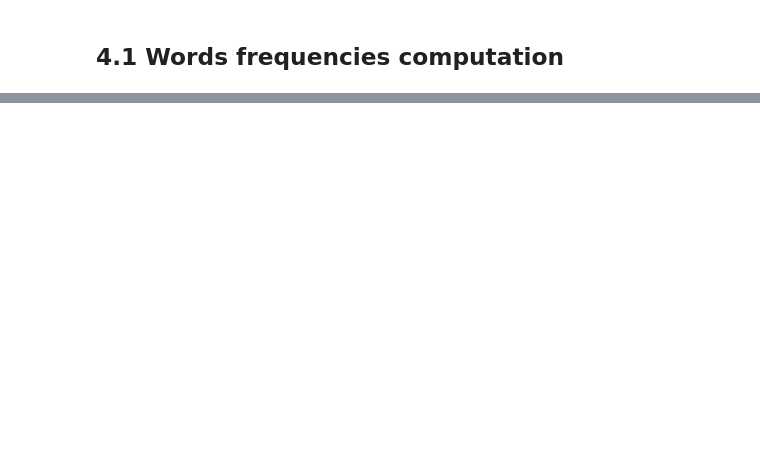
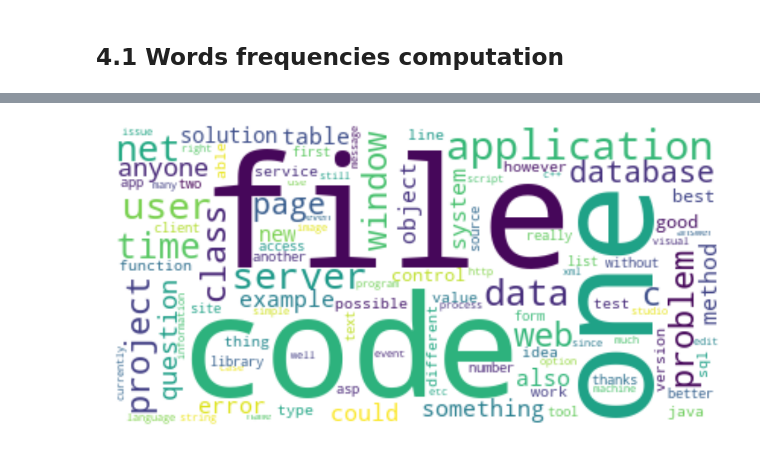
Before and after one commit to dataforcast/OC_Datascientist, a Jupyter notebook: P6/P6_DataAnalysis.ipynb, the cells around one changed output, grey strips where cells are left out. Cells and saved outputs as stored; diff of their text form; code cells hidden in the pictures; blank space fills up the shorter version.

```diff
--- a/P6/P6_DataAnalysis.ipynb
+++ b/P6/P6_DataAnalysis.ipynb
@@ -105 +180,14 @@ freq_body_train = p6_util.compute_frequency_sentence(dict_body_train, token_mode
+# %%
+from wordcloud import WordCloud, STOPWORDS
+from matplotlib import pyplot as plt
+
+wordcloud_generator = WordCloud(background_color='white', max_words=100)
+wordcloud_generator.generate_from_frequencies(freq_body_train)
+plt.figure(figsize=[20,10])
+plt.imshow(wordcloud_generator, interpolation='bilinear')
+
+plt.axis("off")
+plt.show()
+# %% [output]
+[figure, added]
 # %%
```
Also changed, not shown: parts of 27 cells of this notebook, 8 other files.
